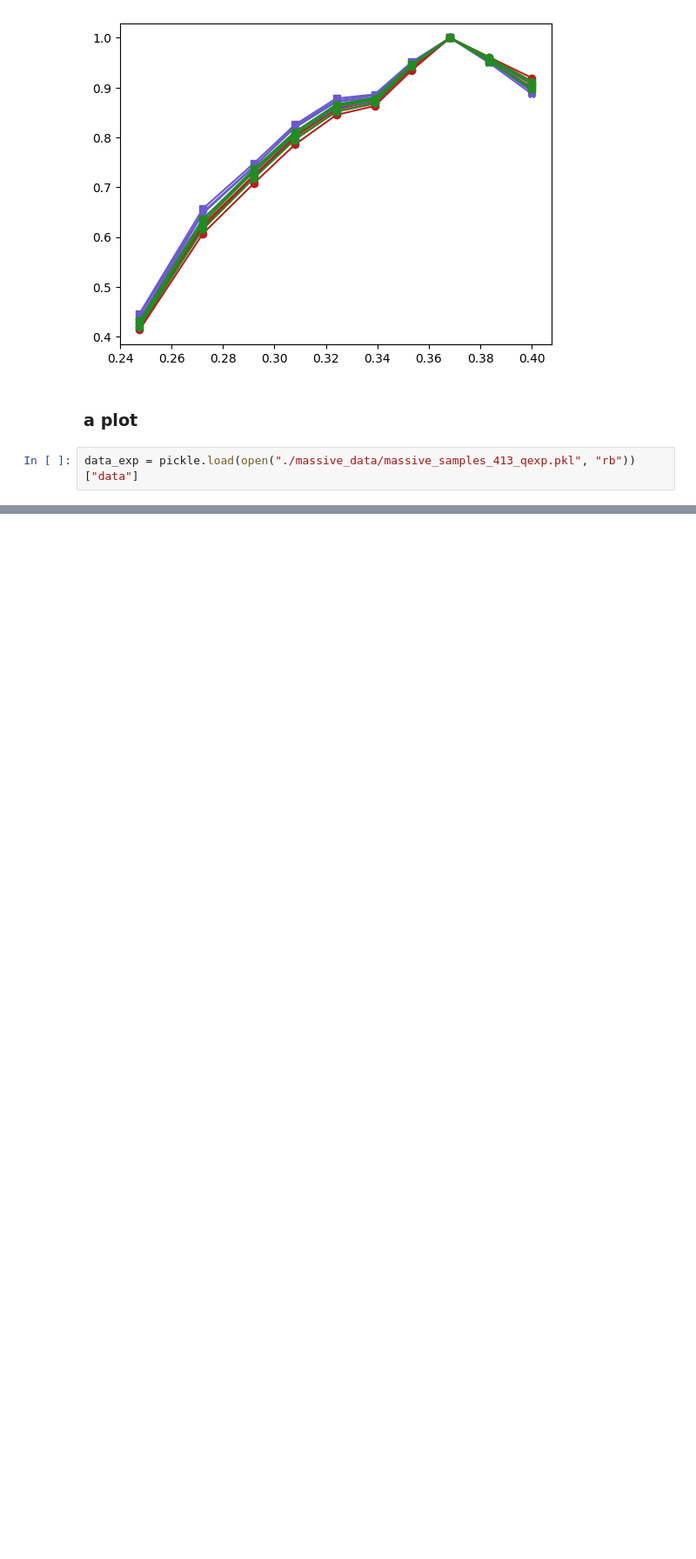
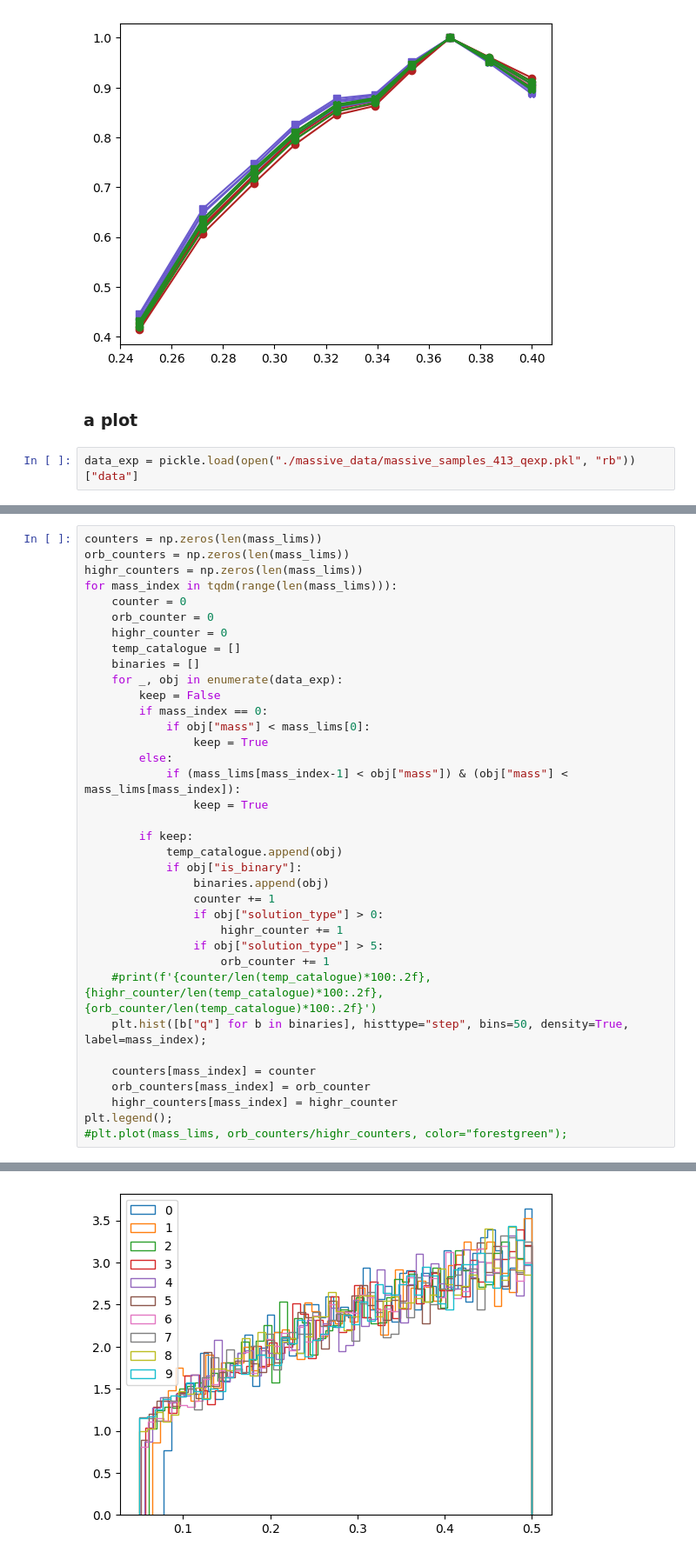
Before and after one commit to BenPennell/BrownDwarfProbabilities, a Jupyter notebook: MassBinarity.ipynb, the cells around one changed output, grey strips where cells are left out. Shown at 87% size. Drawn from its saved outputs; the diff is of its cells as text; blank space fills up the shorter version.

```diff
--- a/MassBinarity.ipynb
+++ b/MassBinarity.ipynb
@@ -222,0 +200,37 @@ generate_plot(synth_results, target_fb=0.3)
+# %%
+counters = np.zeros(len(mass_lims))
+orb_counters = np.zeros(len(mass_lims))
+highr_counters = np.zeros(len(mass_lims))
+for mass_index in tqdm(range(len(mass_lims))):
+    counter = 0
+    orb_counter = 0
+    highr_counter = 0
+    temp_catalogue = []
+    binaries = []
+    for _, obj in enumerate(data_exp):
+        keep = False
+        if mass_index == 0:
+            if obj["mass"] < mass_lims[0]:
+                keep = True
+        else:
+            if (mass_lims[mass_index-1] < obj["mass"]) & (obj["mass"] < mass_lims[mass_index]):
+                keep = True
+
+        if keep:
+            temp_catalogue.append(obj)
+            if obj["is_binary"]:
+                binaries.append(obj)
+                counter += 1
+                if obj["solution_type"] > 0:
+                    highr_counter += 1
+                if obj["solution_type"] > 5:
+                    orb_counter += 1
+    #print(f'{counter/len(temp_catalogue)*100:.2f}, {highr_counter/len(temp_catalogue)*100:.2f}, {orb_counter/len(temp_catalogue)*100:.2f}')
+    plt.hist([b["q"] for b in binaries], histtype="step", bins=50, density=True, label=mass_index);
+
+    counters[mass_index] = counter
+    orb_counters[mass_index] = orb_counter
+    highr_counters[mass_index] = highr_counter
+plt.legend();
+#plt.plot(mass_lims, orb_counters/highr_counters, color="forestgreen");
+# %% [output]
@@ -222,0 +247 @@ generate_plot(synth_results, target_fb=0.3)
+[figure, added]
```
Also changed, not shown: parts of 13 cells of this notebook, 13 other files.
